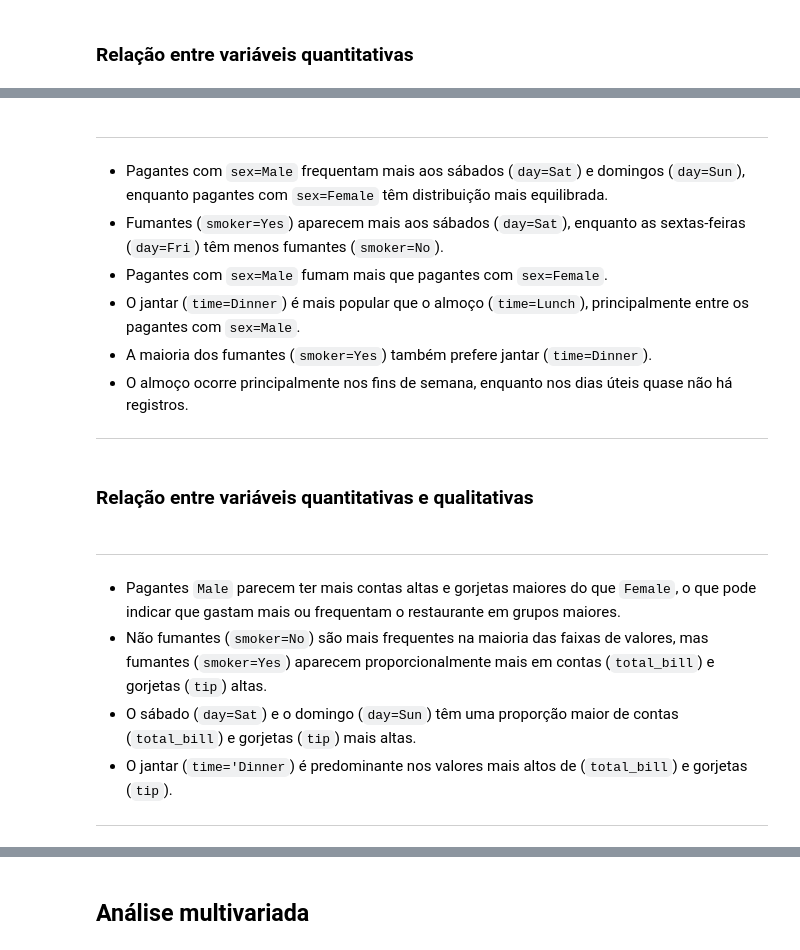
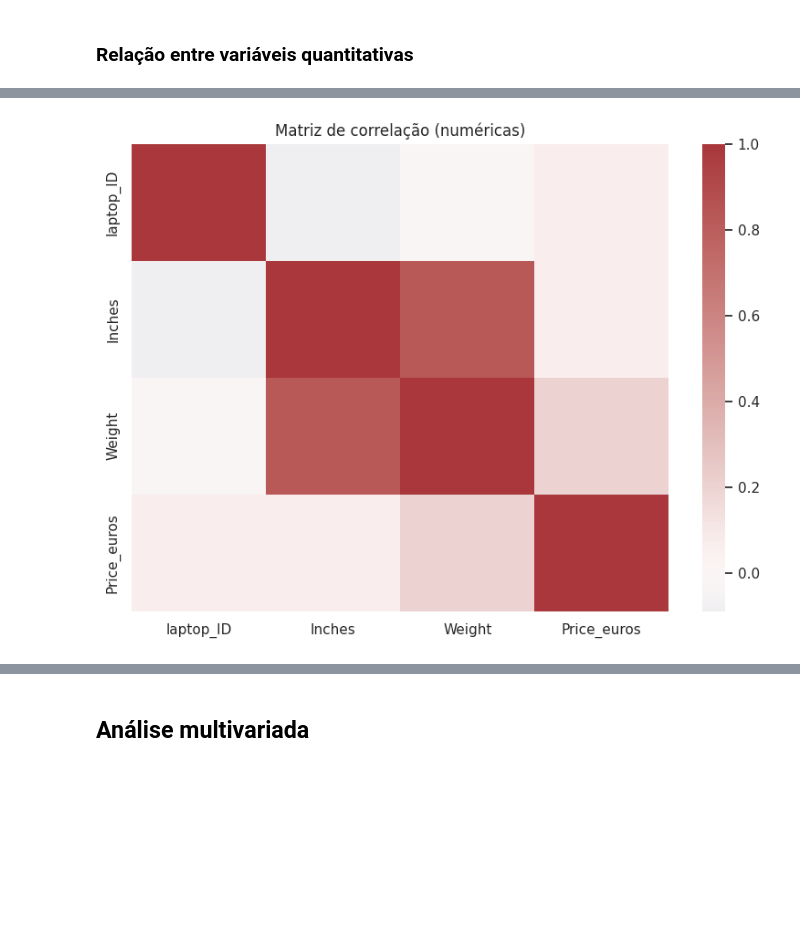
Before and after one commit to JNarimatsu/Bootcamp_Avanti_2025.3, a Jupyter notebook: Entrega_01_analise_exploratoria_de_dados_XI.ipynb, the cells around one changed output, grey strips where cells are left out. Saved outputs shown, nothing was run; the diff lists cells and outputs as text; code cells hidden in the pictures; blank space fills up the shorter version.

```diff
--- a/Entrega_01_analise_exploratoria_de_dados_XI.ipynb
+++ b/Entrega_01_analise_exploratoria_de_dados_XI.ipynb
@@ -522,19 +536,0 @@ plt.show()
-# %%
-# @title Correlação
-corr = df.corr(numeric_only=True)
-# Generate a mask for the upper triangle
-mask = np.triu(np.ones_like(corr, dtype=bool))
-sns.set_style("white")
-# Set up the matplotlib figure
-f, ax = plt.subplots(figsize=(4, 4))
-
-# Generate a custom diverging colormap
-cmap = sns.diverging_palette(230, 20, as_cmap=True)
-
-# Draw the heatmap with the mask and correct aspect ratio
-chart = sns.heatmap(
-    corr, mask=mask, cmap=cmap, vmax=1, vmin=-1, center=0,
-    square=True, linewidths=.5, cbar_kws={"shrink": .5},
-    ax=ax, annot=True
-)
-plt.show()
@@ -585,11 +536,0 @@ plt.show()
-# %% [markdown]
----
- - Pagantes com `sex=Male` frequentam mais aos sábados (`day=Sat`) e domingos (`day=Sun`), enquanto pagantes com `sex=Female` têm distribuição mais equilibrada.
- - Fumantes (`smoker=Yes`) aparecem mais aos sábados (`day=Sat`), enquanto as sextas-feiras (`day=Fri`) têm menos fumantes (`smoker=No`).
- - Pagantes com `sex=Male` fumam mais que pagantes com `sex=Female`.
- - O jantar (`time=Dinner`) é mais popular que o almoço (`time=Lunch`), principalmente entre os pagantes com `sex=Male`.
- - A maioria dos fumantes (`smoker=Yes`) também prefere jantar (`time=Dinner`).
- - O almoço ocorre principalmente nos fins de semana, enquanto nos dias úteis quase não há registros.
----
-# %% [markdown]
-### Relação entre variáveis quantitativas e qualitativas
@@ -634,9 +536,0 @@ plt.show()
-# %% [markdown]
----
-
- - Pagantes `Male` parecem ter mais contas altas e gorjetas maiores do que `Female`, o que pode indicar que gastam mais ou frequentam o restaurante em grupos maiores.
- - Não fumantes (`smoker=No`) são mais frequentes na maioria das faixas de valores, mas fumantes (`smoker=Yes`) aparecem proporcionalmente mais em contas (`total_bill`) e gorjetas (`tip`) altas.
- - O sábado (`day=Sat`) e o domingo (`day=Sun`) têm uma proporção maior de contas (`total_bill`) e gorjetas (`tip`) mais altas.
- - O jantar (`time='Dinner`) é predominante nos valores mais altos de (`total_bill`) e gorjetas (`tip`).
-
----
@@ -666,0 +537,14 @@ plt.show()
+# %%
+# @title Comportamento par a par
+
+# Correlações (numéricas)
+num_cols = df_prices_latop.select_dtypes(include=["number"]).columns.tolist()
+num = df_prices_latop[num_cols].dropna(axis=1, how="all")
+
+if not num.empty:
+    plt.figure(figsize=(8,6))
+    sns.heatmap(num.corr(numeric_only=True), annot=False, cmap="vlag", center=0)
+    plt.title("Matriz de correlação (numéricas)")
+    plt.tight_layout(); plt.show()
+# %% [output]
+[figure, added]
```
Also changed, not shown: parts of 28 cells of this notebook.
